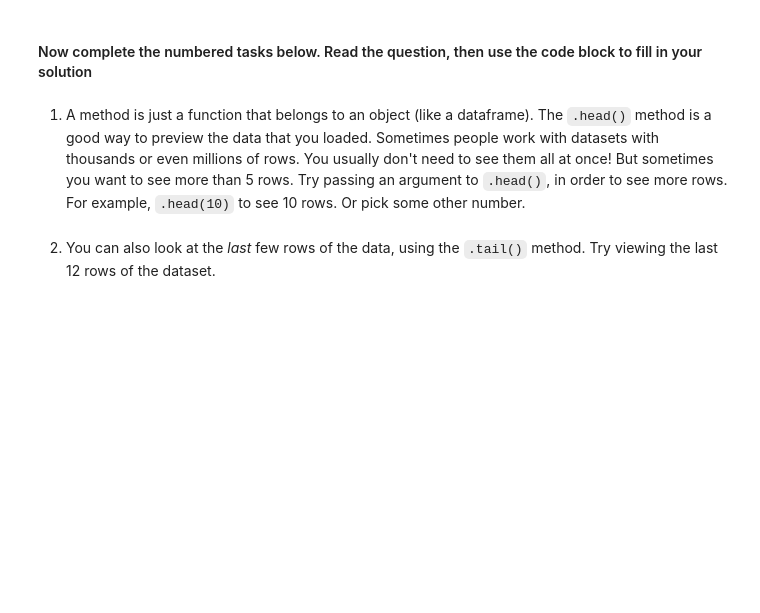
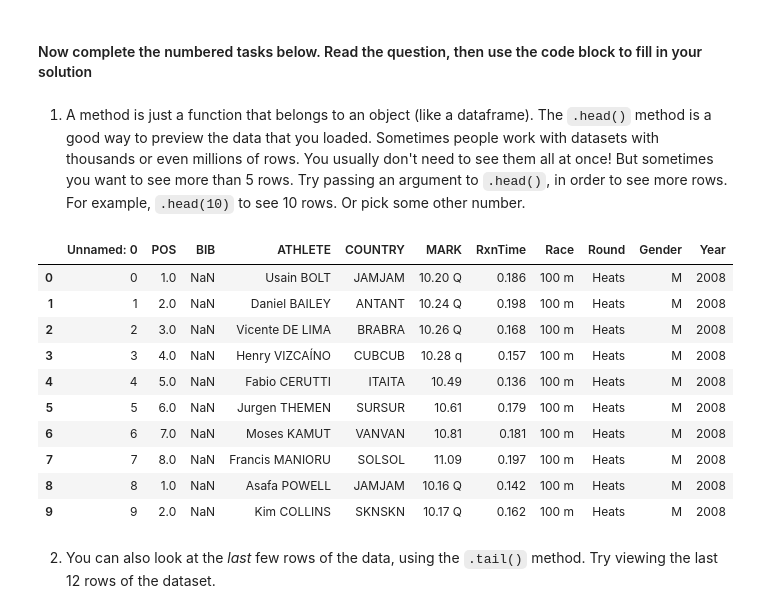
Before and after one commit to prakshalj0512/MAT494, a Jupyter notebook: Copy_of_spinal_exercises.ipynb, the cells around one changed output. Drawn from its saved outputs; the diff is of its cells as text; code cells hidden in the pictures; blank space fills up the shorter version.

```diff
--- a/Copy_of_spinal_exercises.ipynb
+++ b/Copy_of_spinal_exercises.ipynb
@@ -37,6 +37,19 @@ df.head() # Shows the first few rows of that dataframe
 1) A method is just a function that belongs to an object (like a dataframe).  The `.head()` method is a good way to preview the data that you loaded.  Sometimes people work with datasets with thousands or even millions of rows.  You usually don't need to see them all at once!  But sometimes you want to see more than 5 rows.  Try passing an argument to `.head()`, in order to see more rows.  For example, `.head(10)` to see 10 rows.  Or pick some other number.
 # %%
 # Fill in your answer to 1 here
+df.head(10)
+# %% [output]
+|  | Unnamed: 0 | POS | BIB | ATHLETE | COUNTRY | MARK | RxnTime | Race | Round | Gender | Year |
+| 0 | 0 | 1.0 | NaN | Usain BOLT | JAMJAM | 10.20 Q | 0.186 | 100 m | Heats | M | 2008 |
+| 1 | 1 | 2.0 | NaN | Daniel BAILEY | ANTANT | 10.24 Q | 0.198 | 100 m | Heats | M | 2008 |
+| 2 | 2 | 3.0 | NaN | Vicente DE LIMA | BRABRA | 10.26 Q | 0.168 | 100 m | Heats | M | 2008 |
+| 3 | 3 | 4.0 | NaN | Henry VIZCAÍNO | CUBCUB | 10.28 q | 0.157 | 100 m | Heats | M | 2008 |
+| 4 | 4 | 5.0 | NaN | Fabio CERUTTI | ITAITA | 10.49 | 0.136 | 100 m | Heats | M | 2008 |
+| 5 | 5 | 6.0 | NaN | Jurgen THEMEN | SURSUR | 10.61 | 0.179 | 100 m | Heats | M | 2008 |
+| 6 | 6 | 7.0 | NaN | Moses KAMUT | VANVAN | 10.81 | 0.181 | 100 m | Heats | M | 2008 |
+| 7 | 7 | 8.0 | NaN | Francis MANIORU | SOLSOL | 11.09 | 0.197 | 100 m | Heats | M | 2008 |
+| 8 | 8 | 1.0 | NaN | Asafa POWELL | JAMJAM | 10.16 Q | 0.142 | 100 m | Heats | M | 2008 |
+| 9 | 9 | 2.0 | NaN | Kim COLLINS | SKNSKN | 10.17 Q | 0.162 | 100 m | Heats | M | 2008 |
 # %% [markdown]
 2) You can also look at the *last* few rows of the data, using the `.tail()` method. Try viewing the last 12 rows of the dataset.
 # %%
```
Also changed, not shown: parts of 24 cells of this notebook.
